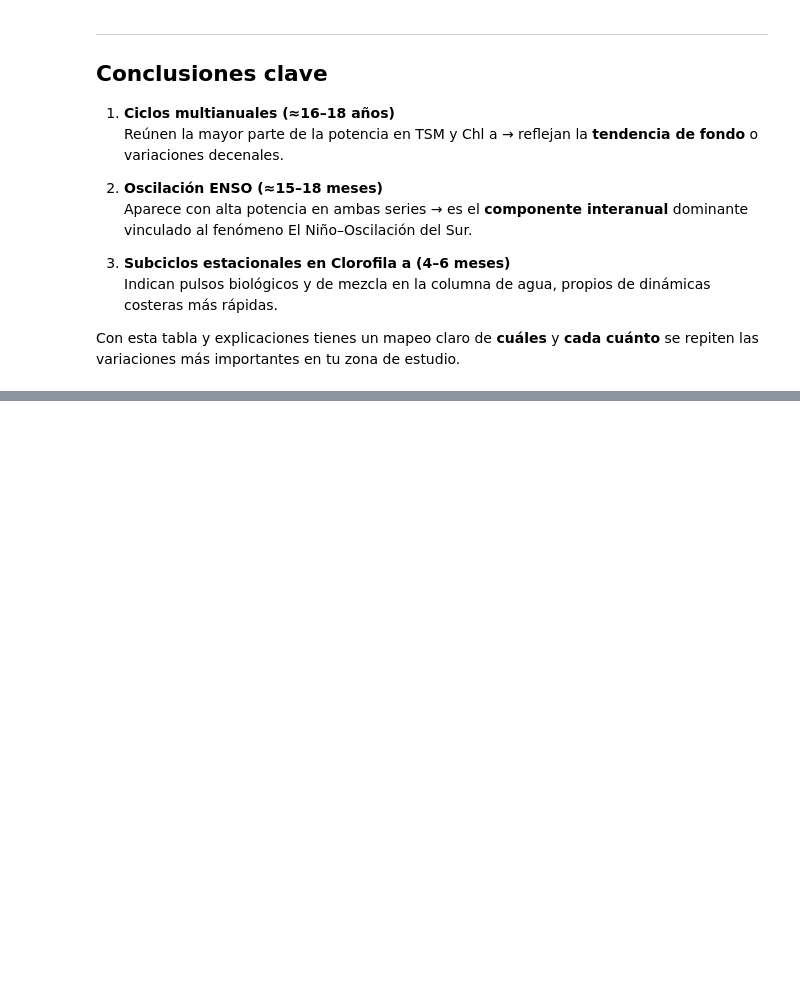
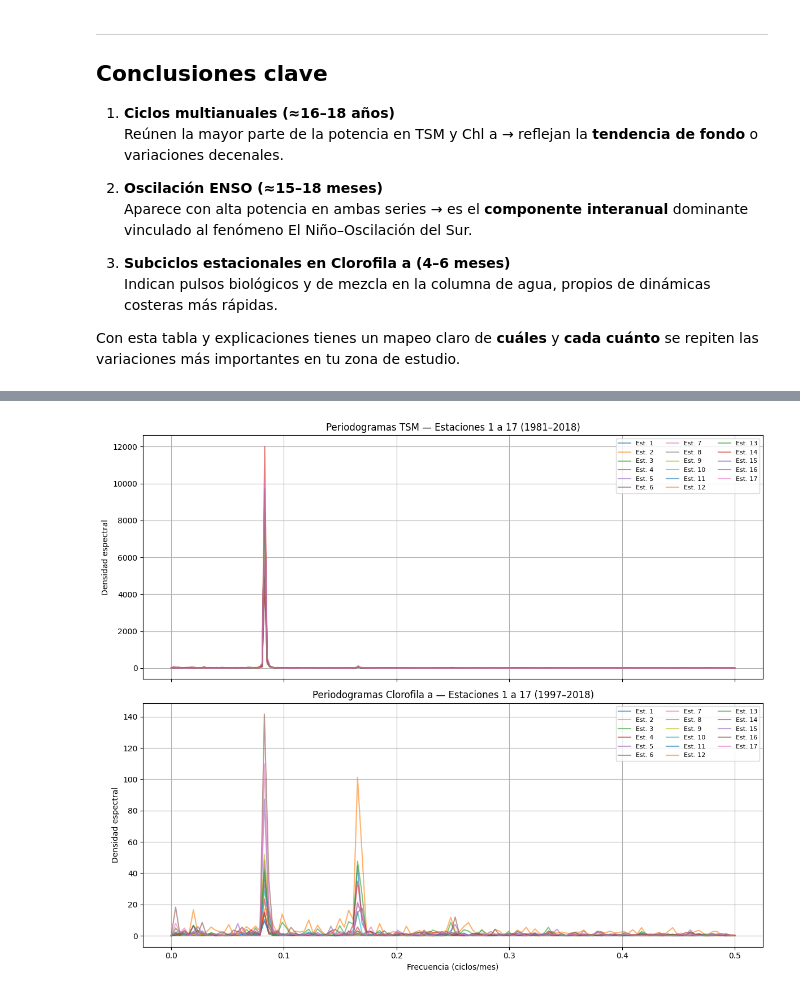
Before and after one commit to tukey-stans/ae-oceanografia-golfo-cali, a Jupyter notebook: notebooks/JMSD/otro_eda.ipynb, the cells around one changed output, grey strips where cells are left out. Drawn from its saved outputs; the diff is of its cells as text; code cells hidden in the pictures; blank space fills up the shorter version.

```diff
--- a/notebooks/JMSD/otro_eda.ipynb
+++ b/notebooks/JMSD/otro_eda.ipynb
@@ -57,7 +42,7 @@ from prophet import Prophet
 # %%
 ruta_actual = Path.cwd()
 PROJECT_DIR = ruta_actual.parents[1]
-PROCESSED_DIR     = PROJECT_DIR / 'data' / 'interim'
+PROCESSED_DIR     = PROJECT_DIR / 'data' / 'processed'
 # %%
 df = pd.read_csv(PROCESSED_DIR / 'data.csv')
 # %%
@@ -360,0 +320,18 @@ plt.show()
+# %%
+df_tsm = [
+    tsm[tsm["estacion"] == "est_1"], tsm[tsm["estacion"] == "est_2"], tsm[tsm["estacion"] == "est_3"],
+    tsm[tsm["estacion"] == "est_4"], tsm[tsm["estacion"] == "est_5"], tsm[tsm["estacion"] == "est_6"],
+    tsm[tsm["estacion"] == "est_7"], tsm[tsm["estacion"] == "est_8"], tsm[tsm["estacion"] == "est_9"],
+    tsm[tsm["estacion"] == "est_10"], tsm[tsm["estacion"] == "est_11"], tsm[tsm["estacion"] == "est_12"],
+    tsm[tsm["estacion"] == "est_13"], tsm[tsm["estacion"] == "est_14"], tsm[tsm["estacion"] == "est_15"],
+    tsm[tsm["estacion"] == "est_16"], tsm[tsm["estacion"] == "est_17"]
+]
+# %%
+df_chla = [
+    chla[chla["estacion"] == "est_1"], chla[chla["estacion"] == "est_2"], chla[chla["estacion"] == "est_3"],
+    chla[chla["estacion"] == "est_4"], chla[chla["estacion"] == "est_5"], chla[chla["estacion"] == "est_6"],
+    chla[chla["estacion"] == "est_7"], chla[chla["estacion"] == "est_8"], chla[chla["estacion"] == "est_9"],
+    chla[chla["estacion"] == "est_10"], chla[chla["estacion"] == "est_11"], chla[chla["estacion"] == "est_12"],
+    chla[chla["estacion"] == "est_13"], chla[chla["estacion"] == "est_14"], chla[chla["estacion"] == "est_15"],
+    chla[chla["estacion"] == "est_16"], chla[chla["estacion"] == "est_17"]
+]
@@ -360,0 +340,29 @@ plt.show()
+# %%
+# Crear figuras
+fig, (ax1, ax2) = plt.subplots(2, 1, figsize=(12, 10), sharex=True)
+
+# Graficar periodogramas de TSM
+for i, df in enumerate(df_tsm):
+    f_tsm, Pxx_tsm = periodogram(df['tsm'], fs=1, detrend='linear')
+    ax1.plot(f_tsm, Pxx_tsm, alpha=0.6, label=f'Est. {i+1}')
+
+ax1.set_title('Periodogramas TSM — Estaciones 1 a 17 (1981–2018)')
+ax1.set_ylabel('Densidad espectral')
+ax1.grid(True)
+ax1.legend(ncol=3, fontsize=8)
+
+# Graficar periodogramas de CHLA
+for i, df in enumerate(df_chla):
+    f_chla, Pxx_chla = periodogram(df['chla'], fs=1, detrend='linear')
+    ax2.plot(f_chla, Pxx_chla, alpha=0.6, label=f'Est. {i+1}')
+
+ax2.set_title('Periodogramas Clorofila a — Estaciones 1 a 17 (1997–2018)')
+ax2.set_xlabel('Frecuencia (ciclos/mes)')
+ax2.set_ylabel('Densidad espectral')
+ax2.grid(True)
+ax2.legend(ncol=3, fontsize=8)
+
+plt.tight_layout()
+plt.show()
+# %% [output]
+[figure, added]
```
Also changed, not shown: parts of 31 cells of this notebook.
